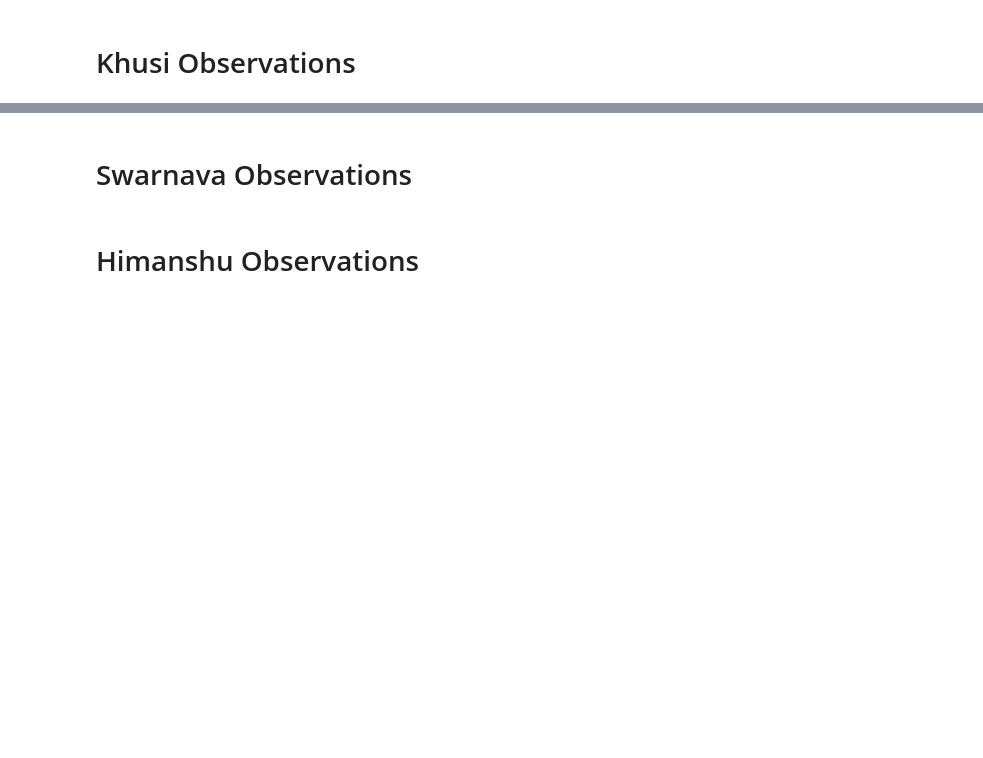
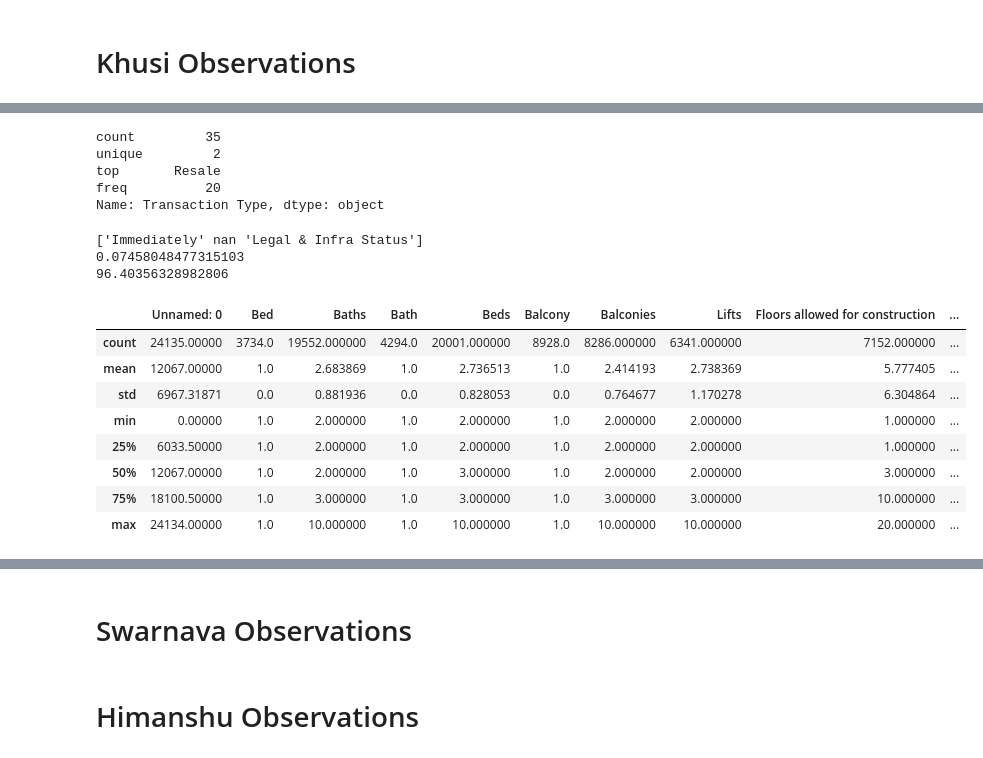
Before and after one commit to Himanshu7d3/House_Rent_Prediction, a Jupyter notebook: New_Data_Cleaning.ipynb, the cells around one changed output, grey strips where cells are left out. Saved outputs shown, nothing was run; the diff lists cells and outputs as text; code cells hidden in the pictures; blank space fills up the shorter version.

Commit message:
some new addition

```diff
--- a/New_Data_Cleaning.ipynb
+++ b/New_Data_Cleaning.ipynb
@@ -11,0 +97,30 @@ df1=df.copy()
+# %%
+# df1['Transaction Type'].notna().value_counts()
+df1['Transaction Type'].describe()
+# df1[df1['Additional Features'].notna()]['Additional Features']
+# %% [output]
+count         35
+unique         2
+top       Resale
+freq          20
+Name: Transaction Type, dtype: object
+# %%
+print(df1['Status'].unique())
+print((df1['Status']=='Legal & Infra Status').mean()*100)
+print((df1['Status']=='Immediately').mean()*100)
+# %% [output]
+['Immediately' nan 'Legal & Infra Status']
+0.07458048477315103
+96.40356328982806
+# %%
+df1.describe()
+# %% [output]
+|  | Unnamed: 0 | Bed | Baths | Bath | Beds | Balcony | Balconies | Lifts | Floors allowed for construction | ... |
+| count | 24135.00000 | 3734.0 | 19552.000000 | 4294.0 | 20001.000000 | 8928.0 | 8286.000000 | 6341.000000 | 7152.000000 | ... |
+| mean | 12067.00000 | 1.0 | 2.683869 | 1.0 | 2.736513 | 1.0 | 2.414193 | 2.738369 | 5.777405 | ... |
+| std | 6967.31871 | 0.0 | 0.881936 | 0.0 | 0.828053 | 0.0 | 0.764677 | 1.170278 | 6.304864 | ... |
+| min | 0.00000 | 1.0 | 2.000000 | 1.0 | 2.000000 | 1.0 | 2.000000 | 2.000000 | 1.000000 | ... |
+| 25% | 6033.50000 | 1.0 | 2.000000 | 1.0 | 2.000000 | 1.0 | 2.000000 | 2.000000 | 1.000000 | ... |
+| 50% | 12067.00000 | 1.0 | 2.000000 | 1.0 | 3.000000 | 1.0 | 2.000000 | 2.000000 | 3.000000 | ... |
+| 75% | 18100.50000 | 1.0 | 3.000000 | 1.0 | 3.000000 | 1.0 | 3.000000 | 3.000000 | 10.000000 | ... |
+| max | 24134.00000 | 1.0 | 10.000000 | 1.0 | 10.000000 | 1.0 | 10.000000 | 10.000000 | 20.000000 | ... |
```
Also changed, not shown: parts of 33 cells of this notebook.
